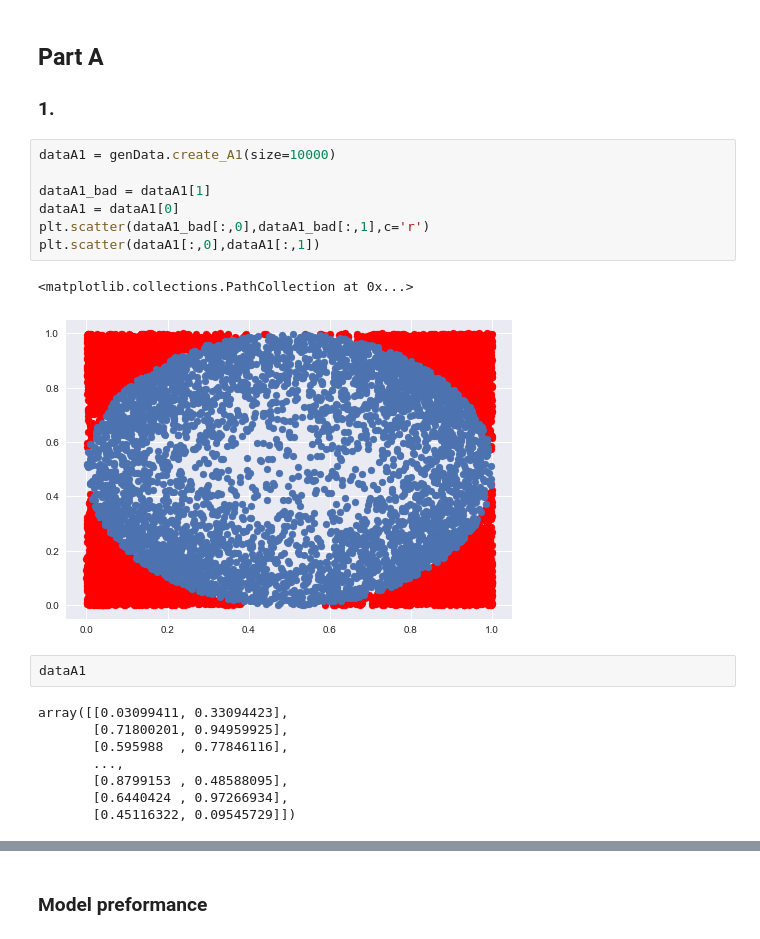
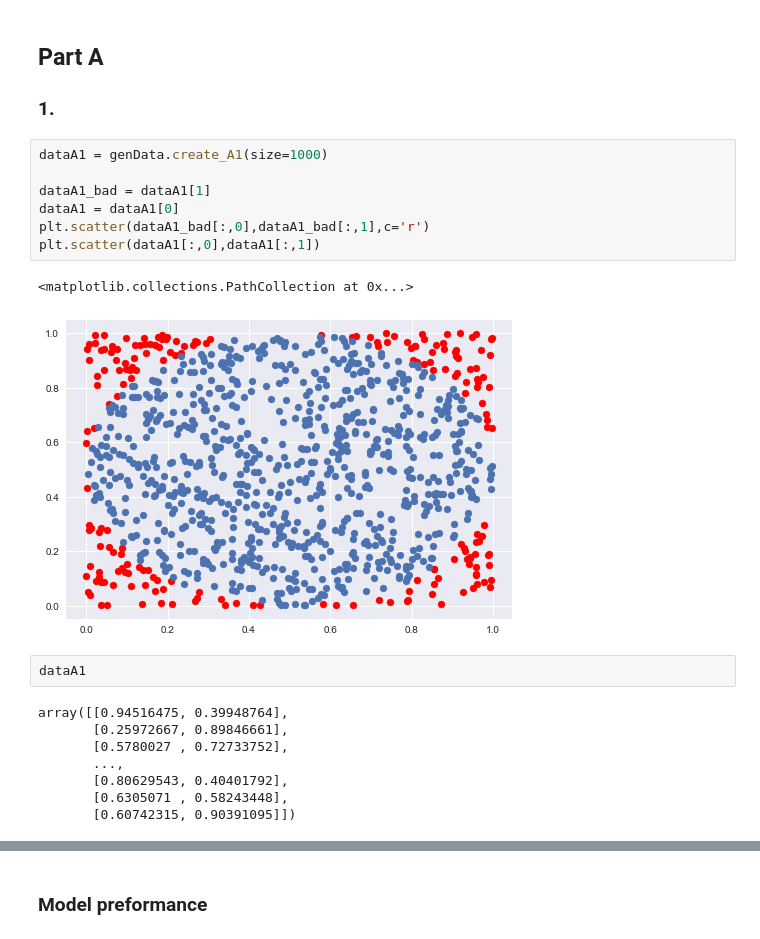
Before and after one commit to Israel0545488592/NeuralComputing2, a Jupyter notebook: Main_program .ipynb, the cells around one changed output, grey strips where cells are left out. Saved outputs shown, nothing was run; the diff lists cells and outputs as text.

```diff
--- a/Main_program .ipynb
+++ b/Main_program .ipynb
@@ -21,23 +21,23 @@ genData.def_seed = seed
 ## Part A
 ### 1.
 # %%
-dataA1 = genData.create_A1(size=10000)
+dataA1 = genData.create_A1(size=1000)
 
 dataA1_bad = dataA1[1]
 dataA1 = dataA1[0]
 plt.scatter(dataA1_bad[:,0],dataA1_bad[:,1],c='r')
 plt.scatter(dataA1[:,0],dataA1[:,1])
 # %% [output]
 <matplotlib.collections.PathCollection at 0x...>
-[figure, old version]
+[figure, new version]
 # %%
 dataA1
 # %% [output]
-array([[0.03099411, 0.33094423],
-       [0.71800201, 0.94959925],
-       [0.595988  , 0.77846116],
+array([[0.94516475, 0.39948764],
+       [0.25972667, 0.89846661],
+       [0.5780027 , 0.72733752],
        ...,
-       [0.8799153 , 0.48588095],
-       [0.6440424 , 0.97266934],
-       [0.45116322, 0.09545729]])
+       [0.80629543, 0.40401792],
+       [0.6305071 , 0.58243448],
+       [0.60742315, 0.90391095]])
 # %%
```
Also changed, not shown: parts of 2 cells of this notebook, 1 other file.
